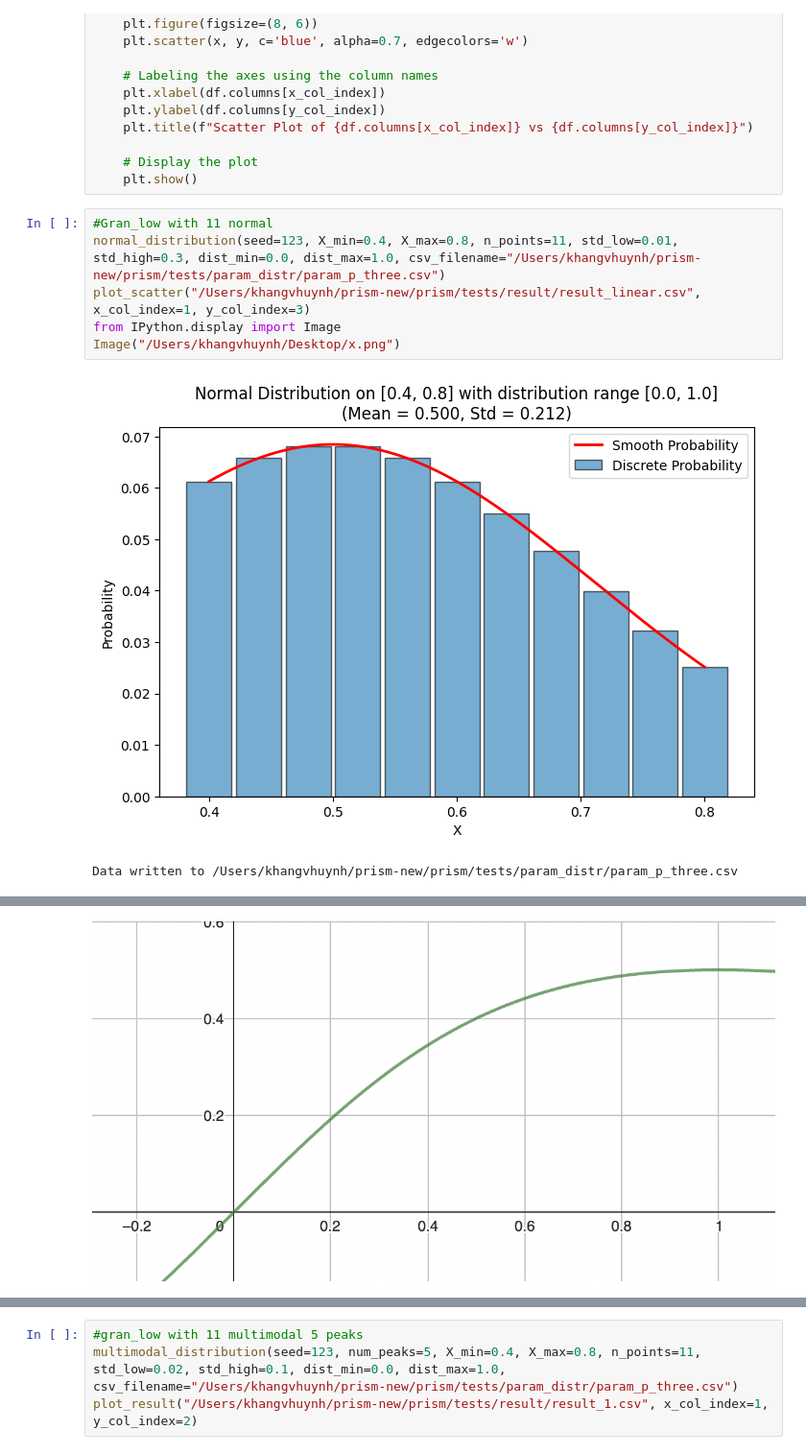
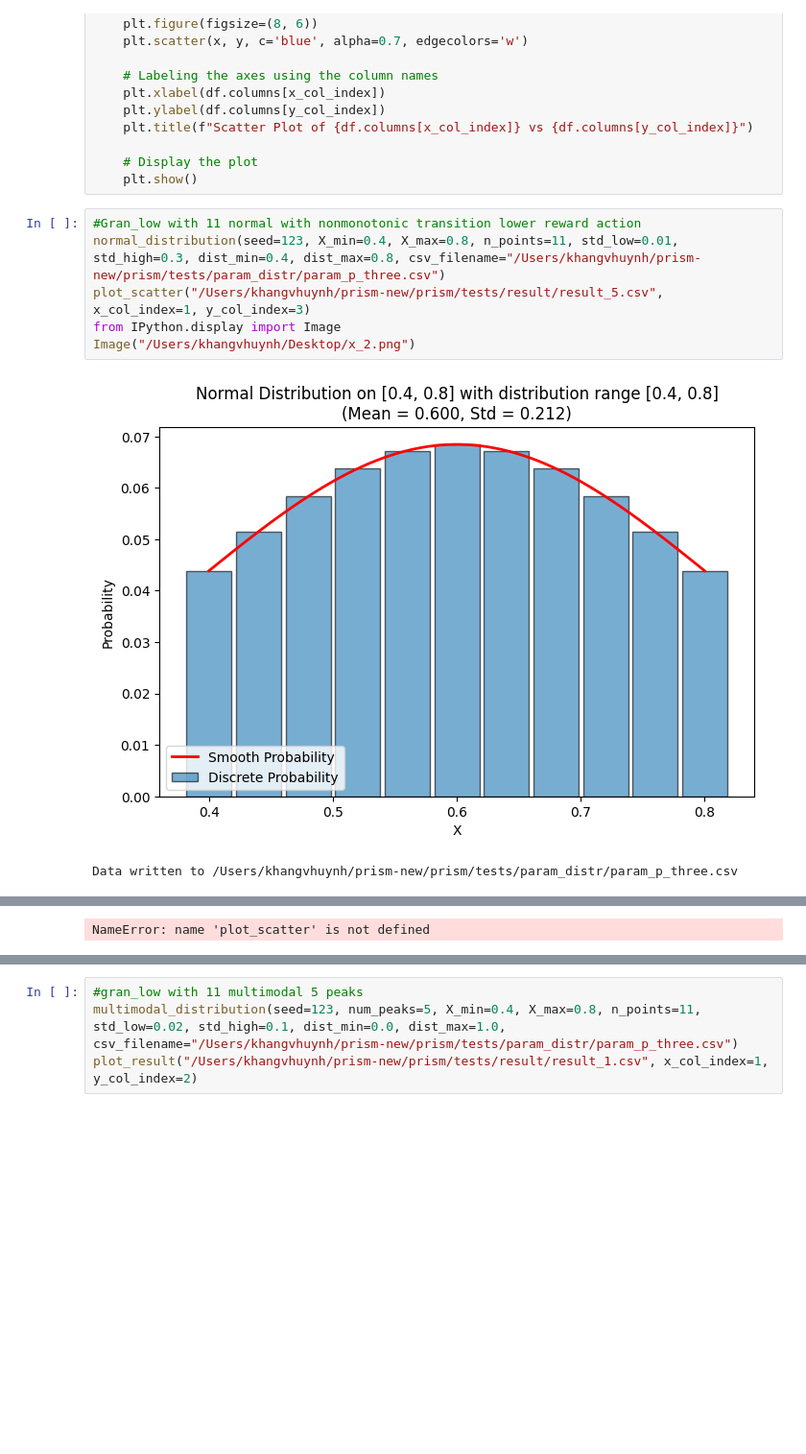
Before and after one commit to davexparker/prism, a Jupyter notebook: prism/analysis.ipynb, the cells around one changed output, grey strips where cells are left out. Shown at 96% size. Drawn from its saved outputs; the diff is of its cells as text; blank space fills up the shorter version.

```diff
--- a/prism/analysis.ipynb
+++ b/prism/analysis.ipynb
@@ -247,11 +247,11 @@ def plot_scatter(csv_path, x_col_index, y_col_index):
     # Display the plot
     plt.show()
 # %%
-#Gran_low with 11 normal
-normal_distribution(seed=123, X_min=0.4, X_max=0.8, n_points=11, std_low=0.01, std_high=0.3, dist_min=0.0, dist_max=1.0, csv_filename="/Users/khangvhuynh/prism-new/prism/tests/param_distr/param_p_three.csv")
-plot_scatter("/Users/khangvhuynh/prism-new/prism/tests/result/result_linear.csv", x_col_index=1, y_col_index=3)
+#Gran_low with 11 normal with nonmonotonic transition lower reward action
+normal_distribution(seed=123, X_min=0.4, X_max=0.8, n_points=11, std_low=0.01, std_high=0.3, dist_min=0.4, dist_max=0.8, csv_filename="/Users/khangvhuynh/prism-new/prism/tests/param_distr/param_p_three.csv")
+plot_scatter("/Users/khangvhuynh/prism-new/prism/tests/result/result_5.csv", x_col_index=1, y_col_index=3)
 from IPython.display import Image
-Image("/Users/khangvhuynh/Desktop/x.png")
+Image("/Users/khangvhuynh/Desktop/x_2.png")
 # %% [output]
-[figure, old version]
+[figure, new version]
 Data written to /Users/khangvhuynh/prism-new/prism/tests/param_distr/param_p_three.csv
@@ -259,4 +258,4 @@ Data written to /Users/khangvhuynh/prism-new/prism/tests/param_distr/param_p_thr
-[figure, removed]
+NameError: name 'plot_scatter' is not defined
 # %%
 
 
```
Also changed, not shown: parts of 3 cells of this notebook, 23 other files.
